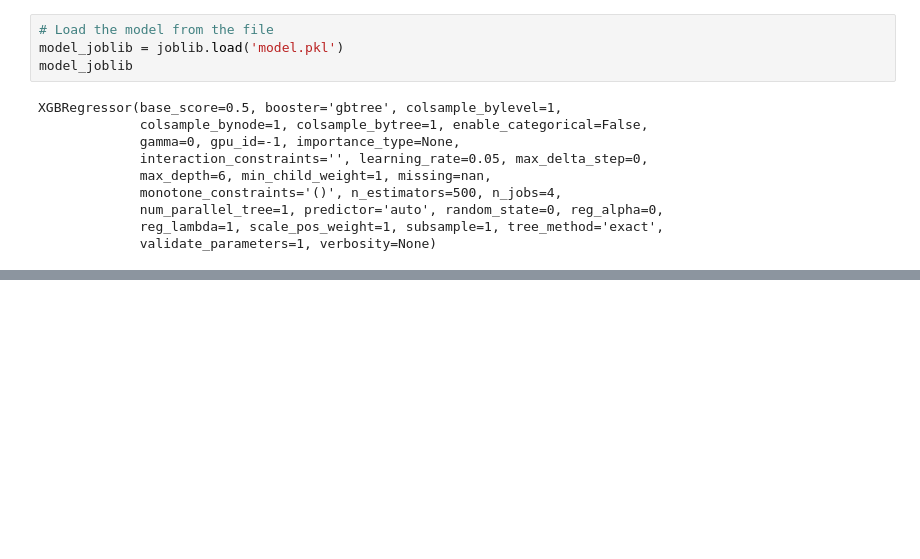
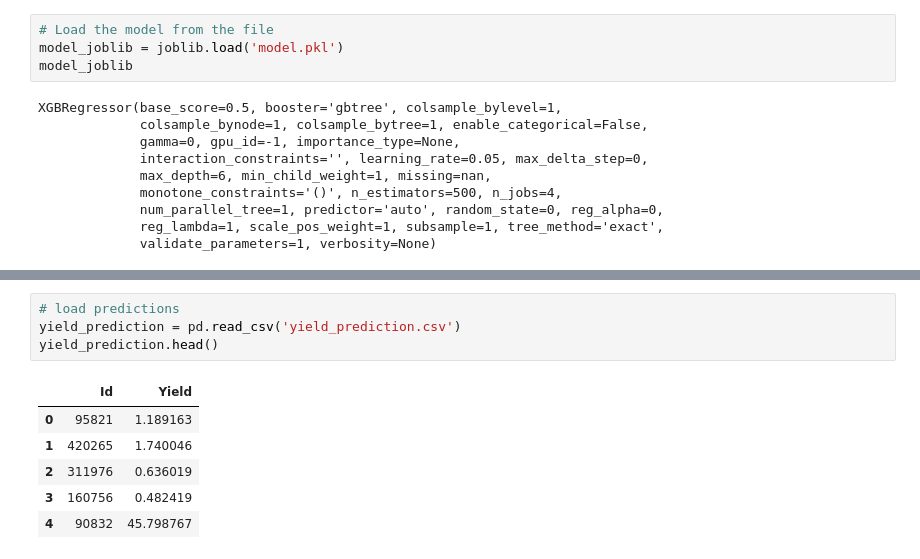
Before and after one commit to naseemap47/predictCropYield-MachineLearning-python, a Jupyter notebook: crop_yield.ipynb, the cells around one changed output, grey strips where cells are left out. Cells and saved outputs as stored; diff of their text form; blank space fills up the shorter version.

```diff
--- a/crop_yield.ipynb
+++ b/crop_yield.ipynb
@@ -820,0 +820,11 @@ XGBRegressor(base_score=0.5, booster='gbtree', colsample_bylevel=1,
+# %%
+# load predictions
+yield_prediction = pd.read_csv('yield_prediction.csv')
+yield_prediction.head()
+# %% [output]
+|  | Id | Yield |
+| 0 | 95821 | 1.189163 |
+| 1 | 420265 | 1.740046 |
+| 2 | 311976 | 0.636019 |
+| 3 | 160756 | 0.482419 |
+| 4 | 90832 | 45.798767 |
```
Also changed, not shown: parts of 17 cells of this notebook.
